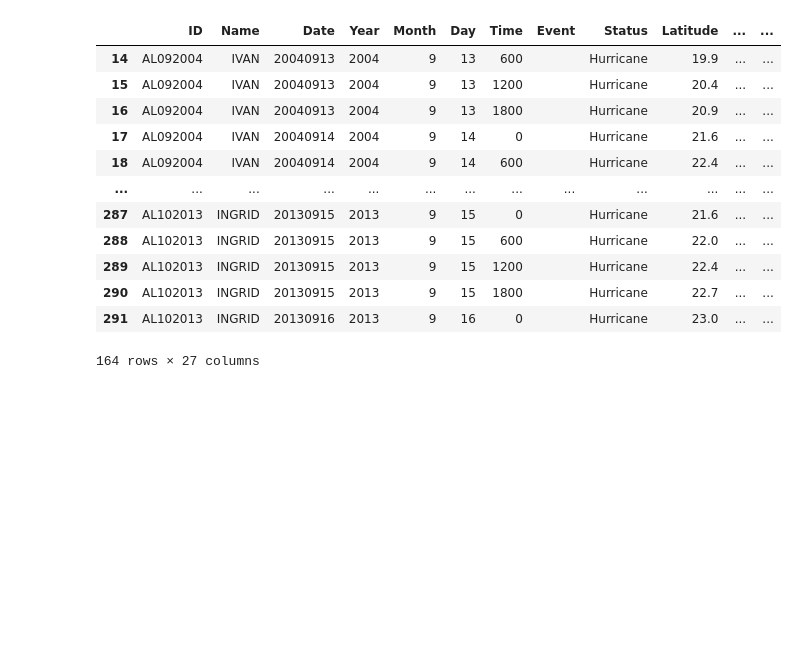
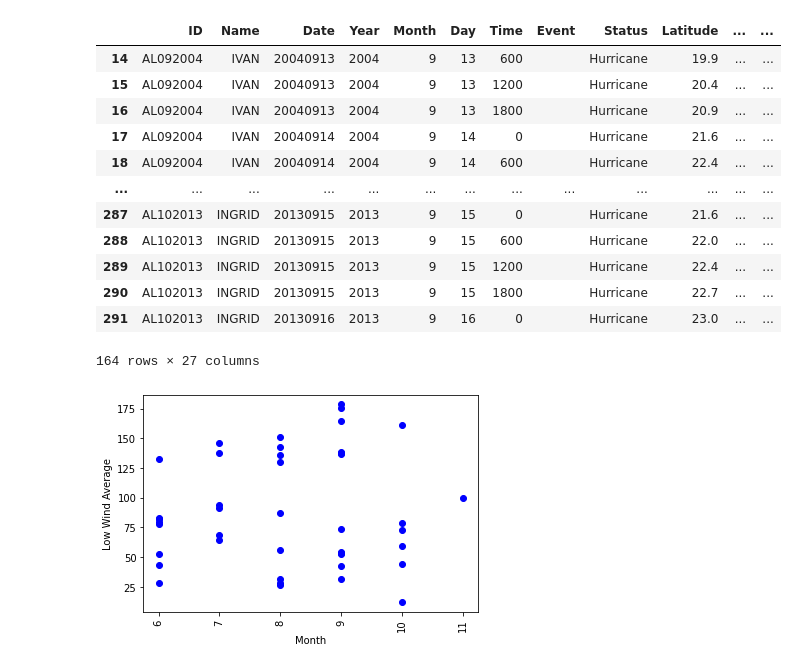
Before and after one commit to jakewmayfield/weather-prediction, a Jupyter notebook: hurdat_viz.ipynb, the cells around one changed output. Cells and saved outputs as stored; diff of their text form; code cells hidden in the pictures; blank space fills up the shorter version.

```diff
--- a/hurdat_viz.ipynb
+++ b/hurdat_viz.ipynb
@@ -181,10 +149,9 @@ low_wind
 # %%
-low_year_grp = low_wind.groupby(["Month","ID"]).mean()["Low_wind_avg"]
-low_year_df = low_year_grp.to_frame()
-low_year_df
-low_year_df.sort_values(["Month","ID"],ascending=True)
-low_year_df.reset_index(inplace=True)
-low_year_df
+low_month_grp = low_wind.groupby(["Month","ID"]).mean()["Low_wind_avg"]
+low_month_df = low_month_grp.to_frame()
+low_month_df.sort_values(["Month","ID"],ascending=True)
+low_month_df.reset_index(inplace=True)
+#low_month_df
 # %% [output]
 |  | Month | ID | Low_wind_avg |
 | 0 | 6 | AL012006 | 82.500000 |
@@ -369,3 +276,17 @@ data_df.loc[data_df["group"]==data_df["Storms"],:]
 | 290 | AL102013 | INGRID | 20130915 | 2013 | 9 | 15 | 1800 |  | Hurricane | 22.7 | ... | ... |
 | 291 | AL102013 | INGRID | 20130916 | 2013 | 9 | 16 | 0 |  | Hurricane | 23.0 | ... | ... |
 164 rows × 27 columns
+# %%
+x_axis = low_month_df["Month"]
+y_axis = low_month_df["Low_wind_avg"]
+
+plt.scatter(x_axis,y_axis,color="blue")
+plt.xlabel('Month')
+plt.ylabel('Low Wind Average')
+
+
+plt.xticks(rotation=90)
+
+plt.show()
+# %% [output]
+[figure, added]
```
Also changed, not shown: parts of 16 cells of this notebook, 5 other files.
